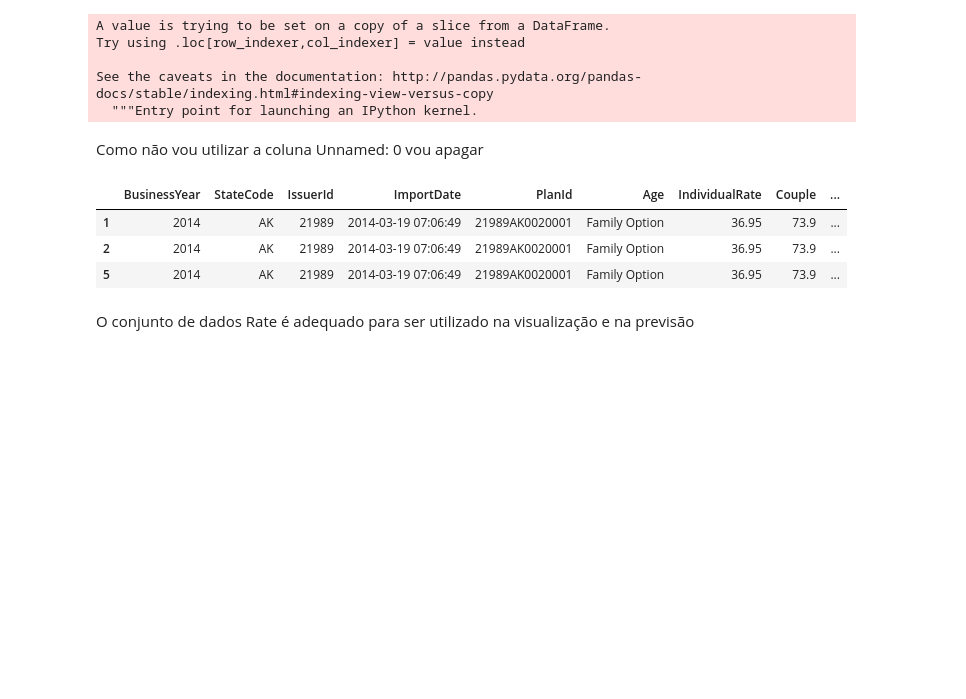
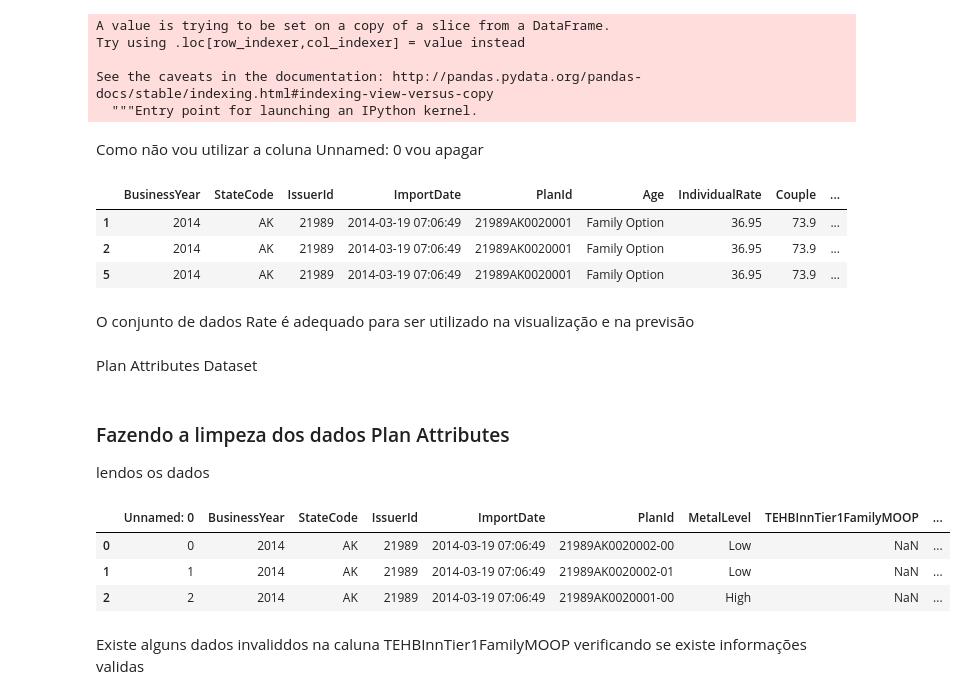
Before and after one commit to if1015-datascience-ufpe/2018-1-projeto-seguro_de_saude, a Jupyter notebook: Seguro_de_Saude.ipynb, the cells around one changed output. Drawn from its saved outputs; the diff is of its cells as text; code cells hidden in the pictures; blank space fills up the shorter version.

Commit message:
Finalizando a limpeza dos dados de Plan Attributes

```diff
--- a/Seguro_de_Saude.ipynb
+++ b/Seguro_de_Saude.ipynb
@@ -132,3 +132,19 @@ O conjunto de dados Rate é adequado para ser utilizado na visualização e na p
 RateData_FO_1=RateData_FO
 RateData_FO_2=RateData_FO
 RateData_FO_3=RateData_FO
+# %% [markdown]
+Plan Attributes Dataset
+# %% [markdown]
+### Fazendo a limpeza dos dados Plan Attributes
+
+lendos os dados
+# %%
+PlanAttributesData = pd.read_csv("PlanAttributes_data.csv")
+PlanAttributesData.head(3)
+# %% [output]
+|  | Unnamed: 0 | BusinessYear | StateCode | IssuerId | ImportDate | PlanId | MetalLevel | TEHBInnTier1FamilyMOOP | ... |
+| 0 | 0 | 2014 | AK | 21989 | 2014-03-19 07:06:49 | 21989AK0020002-00 | Low | NaN | ... |
+| 1 | 1 | 2014 | AK | 21989 | 2014-03-19 07:06:49 | 21989AK0020002-01 | Low | NaN | ... |
+| 2 | 2 | 2014 | AK | 21989 | 2014-03-19 07:06:49 | 21989AK0020001-00 | High | NaN | ... |
+# %% [markdown]
+Existe alguns dados invaliddos na caluna TEHBInnTier1FamilyMOOP verificando se existe informações validas
```
Also changed, not shown: parts of 18 cells of this notebook.
